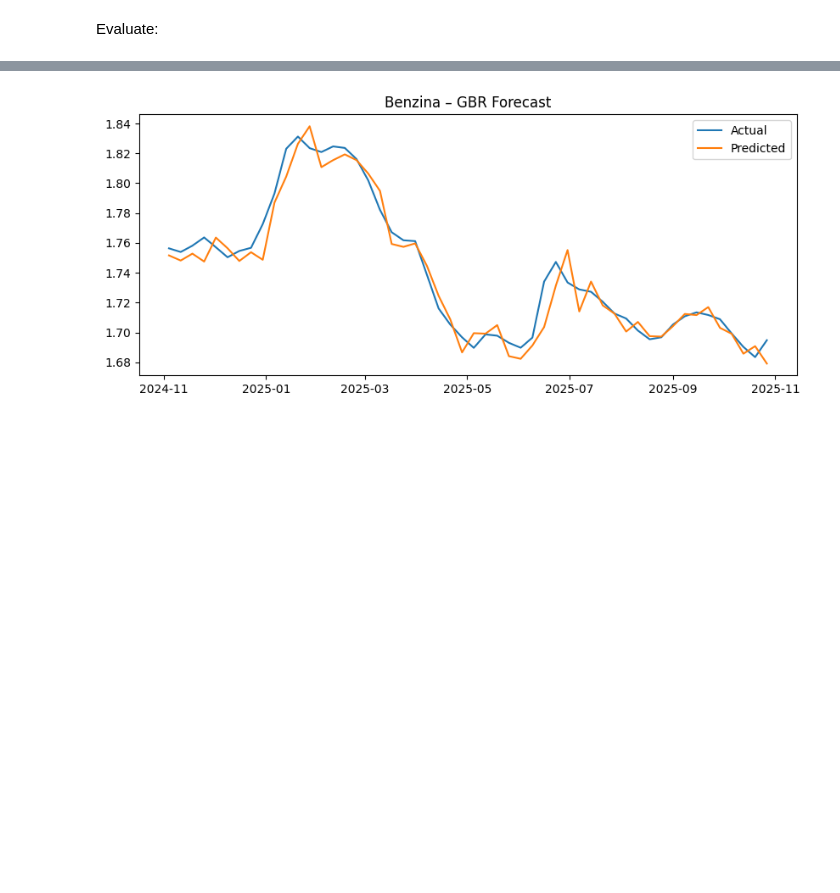
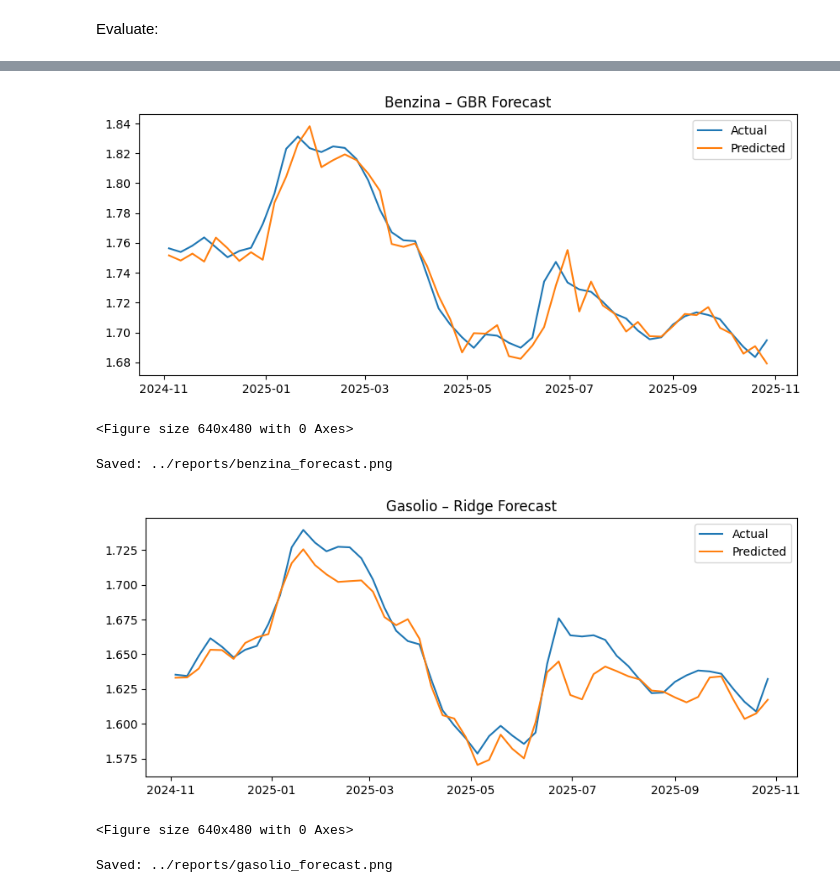
Before and after one commit to gianlu15/fuelPriceAnalysis, a Jupyter notebook: notebooks/06_training_v2.ipynb, the cells around one changed output, grey strips where cells are left out. Saved outputs shown, nothing was run; the diff lists cells and outputs as text; code cells hidden in the pictures; blank space fills up the shorter version.

```diff
--- a/notebooks/06_training_v2.ipynb
+++ b/notebooks/06_training_v2.ipynb
@@ -117,5 +117,28 @@ plt.plot(df['date'].iloc[-52:], gbr_b.predict(X_test), label='Predicted')
 plt.title('Benzina – GBR Forecast')
 plt.legend()
 plt.show()
+
+plt.savefig('../reports/benzina_forecast.png', dpi=300)
+plt.show()
+
+print("Saved: ../reports/benzina_forecast.png")
 # %% [output]
 [figure]
+<Figure size 640x480 with 0 Axes>
+Saved: ../reports/benzina_forecast.png
+# %%
+plt.figure(figsize=(10,4))
+plt.plot(df['date'].iloc[-52:], y_test_g, label='Actual')
+plt.plot(df['date'].iloc[-52:], ridge_g.predict(X_test), label='Predicted')
+plt.title('Gasolio – Ridge Forecast')
+plt.legend()
+plt.show()
+
+plt.savefig('../reports/gasolio_forecast.png', dpi=300)
+plt.show()
+
+print("Saved: ../reports/gasolio_forecast.png")
+# %% [output]
+[figure, added]
+<Figure size 640x480 with 0 Axes>
+Saved: ../reports/gasolio_forecast.png
```
Also changed, not shown: parts of 1 cell of this notebook, 10 other files.
